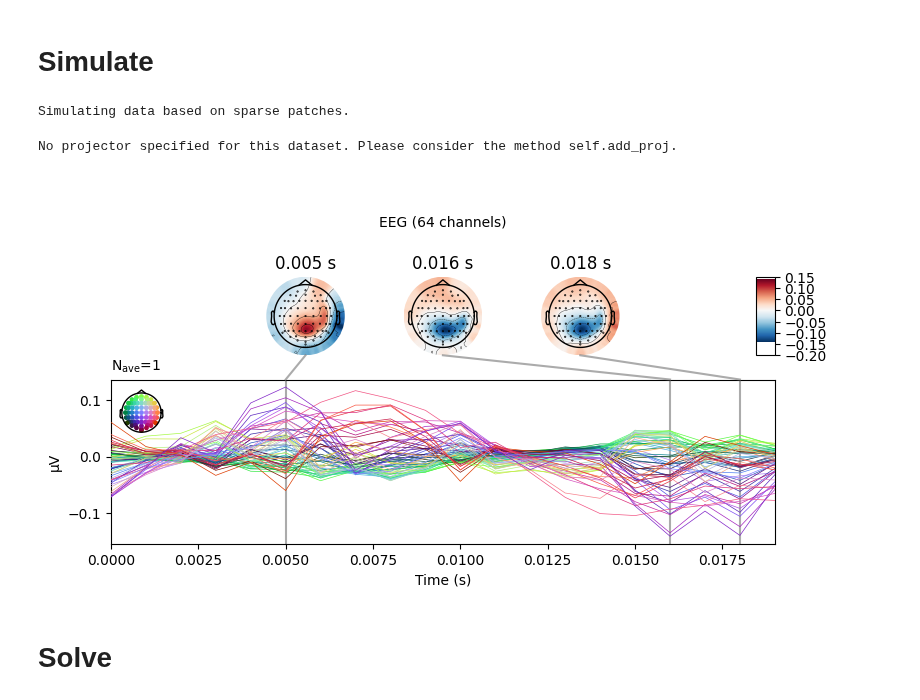
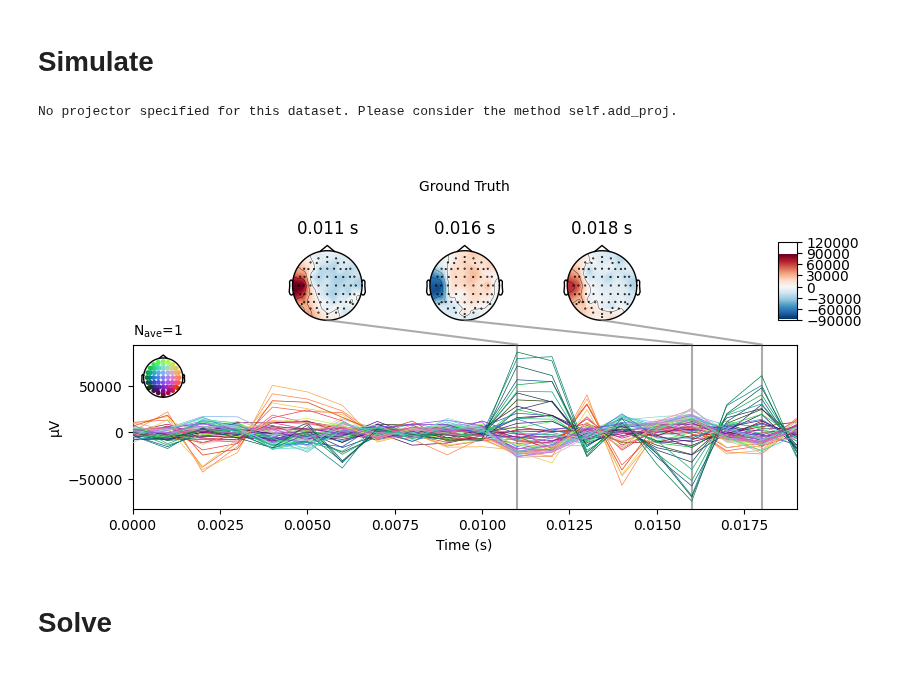
Before and after one commit to LukeTheHecker/invert, a Jupyter notebook: dev/evaluate.ipynb, the cells around one changed output. Drawn from its saved outputs; the diff is of its cells as text; code cells hidden in the pictures.

```diff
--- a/dev/evaluate.ipynb
+++ b/dev/evaluate.ipynb
@@ -15,8 +13,11 @@ from invert.util import pos_from_forward
 pp = dict(surface='white', hemi='both', verbose=0)
 # %%
 info = get_info(kind='biosemi64')
-fwd = create_forward_model(info=info, sampling='ico3')
+fwd = create_forward_model(info=info, sampling='ico4')
 pos = pos_from_forward(fwd)
 leadfield = fwd["sol"]["data"]
 n_chans, n_dipoles = leadfield.shape
+
+source_model = fwd['src']
+vertices = [source_model[0]['vertno'], source_model[1]['vertno']]
 # %% [output]
@@ -35,28 +36,35 @@ n_chans, n_dipoles = leadfield.shape
 # %% [markdown]
 # Simulate
-# %%
-settings = dict(
-    number_of_sources=5,
-    extents=(1, 30),
-    duration_of_trial=0.02,
-    amplitudes=(99, 100),
-    target_snr=10,
-    beta_noise=0,
-    shapes="gaussian",
-    method="standard")
-
-sim = Simulation(fwd, info, settings).simulate(2)
-stc = sim.source_data[0]
-evoked = sim.eeg_data[0].average()
-
-stc.data /= abs(stc.data).max()
-brain = stc.plot(**pp)
-brain.add_text(0.1, 0.9, 'Ground Truth', 'title',
-               font_size=14)
-evoked.plot_joint()
-# %% [output]
-Simulating data based on sparse patches.
-No projector specified for this dataset. Please consider the method self.add_proj.
-[figure, removed]
+# %%
+from invert.solvers.esinet import generator
+
+sim_params = dict(
+    use_cov=False,
+    return_mask=False,
+    batch_repetitions=1,
+    batch_size=1,
+    n_sources=6,
+    n_orders=(1, 6),
+    snr_range=(3, 4),
+    n_timecourses=200,
+    scale_data=False)
+
+gen = generator(fwd, **sim_params)
+# %%
+x, y = gen.__next__()
+
+tmin = 0
+tstep = 1/info["sfreq"]
+subject = "fsaverage"
+evoked = mne.EvokedArray(x[0].T, info, tmin=tmin)
+stc = mne.SourceEstimate(y[0].T, vertices, tmin=tmin, tstep=tstep,
+                        subject=subject, verbose=0)
+brain = stc.plot(**pp)
+brain.add_text(0.1, 0.9, "Ground Truth", 'title',
+               font_size=14)
+evoked.plot_joint(title="Ground Truth")
+# %% [output]
+No projector specified for this dataset. Please consider the method self.add_proj.
+[figure, added]
 # %% [markdown]
 # Solve
```
Also changed, not shown: parts of 5 cells of this notebook, 9 other files.
